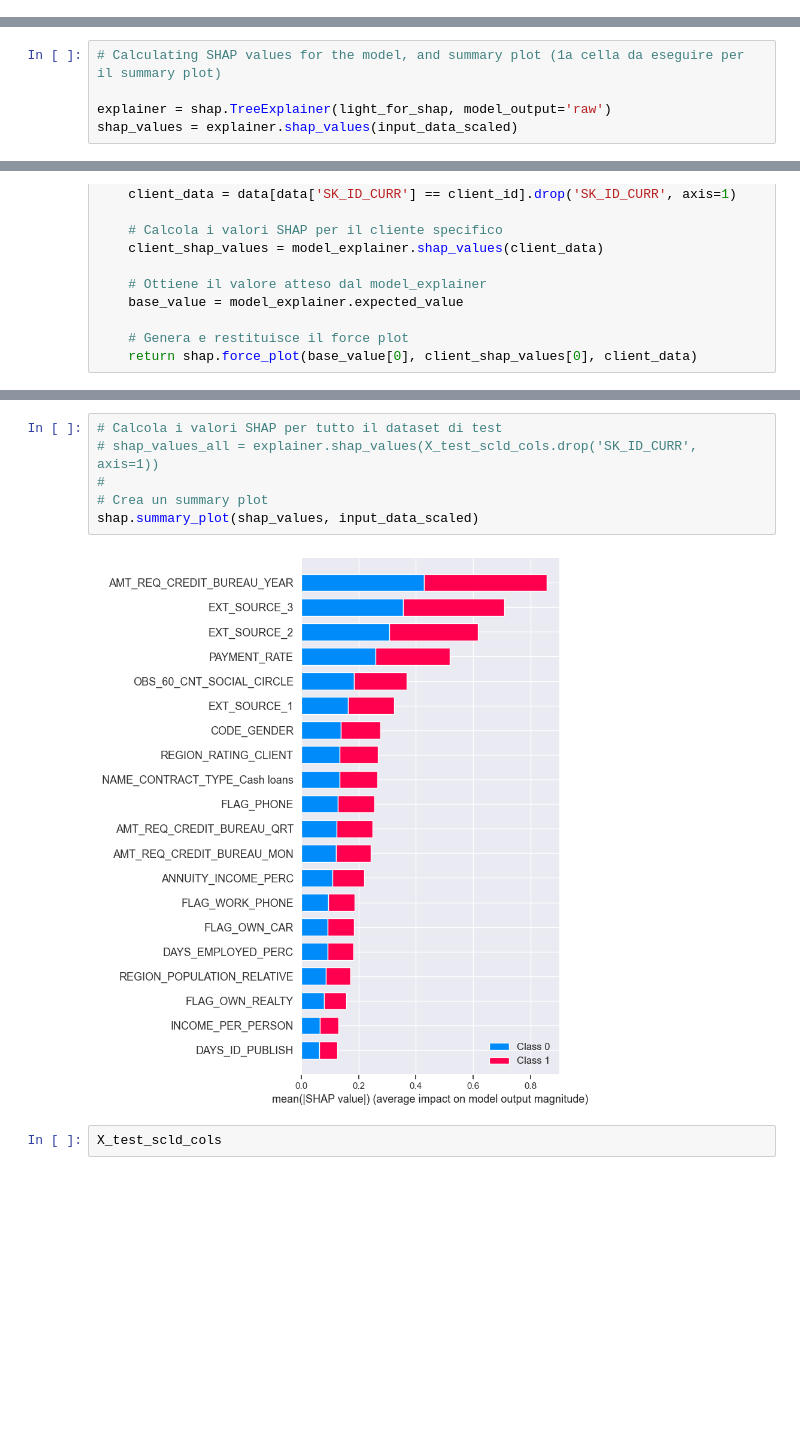
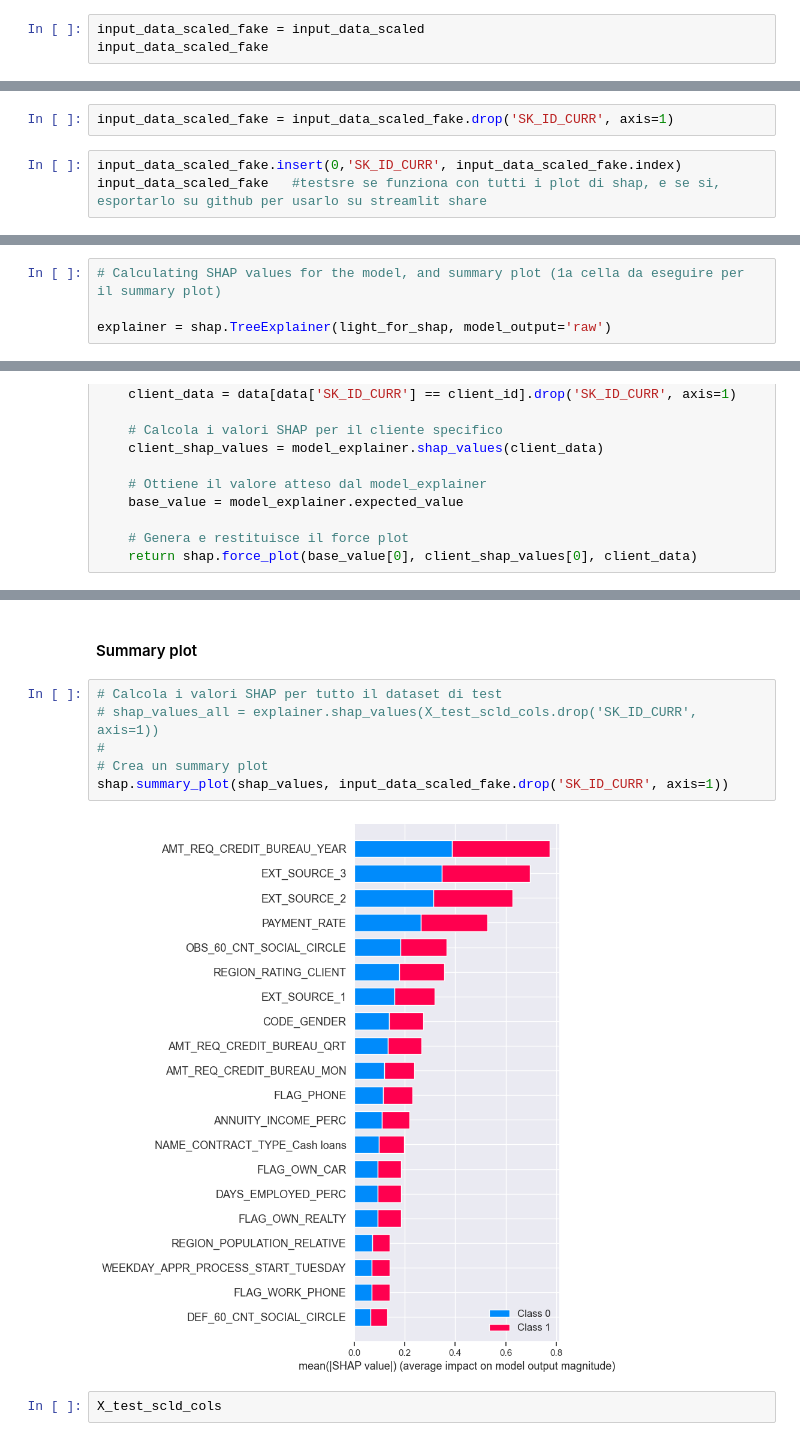
Before and after one commit to SilviaFranze/Project7, a Jupyter notebook: Proj7.ipynb, the cells around one changed output, grey strips where cells are left out. Saved outputs shown, nothing was run; the diff lists cells and outputs as text; blank space fills up the shorter version.

Commit message:
adding input file to streamlit, still need to modify the dashb file

```diff
--- a/Proj7.ipynb
+++ b/Proj7.ipynb
@@ -1351,3 +1338,6 @@ X_test_scld_cols
 | 92252 | 207120 | 0.719774 | 1.389123 | 1.503671 | -0.460726 | 0.618625 | ... |
 | 92253 | 207121 | -1.389152 | 1.389123 | -0.665039 | 0.308375 | -0.947987 | ... |
 92254 rows × 91 columns
+# %%
+input_data_scaled_fake = input_data_scaled
+input_data_scaled_fake
@@ -1353,0 +1361,5 @@ X_test_scld_cols
+# %%
+input_data_scaled_fake = input_data_scaled_fake.drop('SK_ID_CURR', axis=1)
+# %%
+input_data_scaled_fake.insert(0,'SK_ID_CURR', input_data_scaled_fake.index)
+input_data_scaled_fake   #testsre se funziona con tutti i plot di shap, e se si, esportarlo su github per usarlo su streamlit share
@@ -1414,6 +1446,5 @@ shap.initjs()  # JavaScript plots
 # Calculating SHAP values for the model, and summary plot (1a cella da eseguire per il summary plot)
 
 explainer = shap.TreeExplainer(light_for_shap, model_output='raw')
-shap_values = explainer.shap_values(input_data_scaled)
 # %% [output]
 LightGBM binary classifier with TreeExplainer shap values output has changed to a list of ndarray
@@ -1451,14 +1484,16 @@ generate_force_plot(101154, X_test_scld_cols, explainer)
 # %% [output]
 LightGBM binary classifier with TreeExplainer shap values output has changed to a list of ndarray
 <shap.plots._force.AdditiveForceVisualizer at 0x...>
+# %% [markdown]
+#### Summary plot
 # %%
 # Calcola i valori SHAP per tutto il dataset di test
 # shap_values_all = explainer.shap_values(X_test_scld_cols.drop('SK_ID_CURR', axis=1))
 #
 # Crea un summary plot
-shap.summary_plot(shap_values, input_data_scaled)
+shap.summary_plot(shap_values, input_data_scaled_fake.drop('SK_ID_CURR', axis=1))
 # %% [output]
-[figure, old version]
+[figure, new version]
 # %%
 X_test_scld_cols
 # %% [output]
```
Also changed, not shown: parts of 33 cells of this notebook, 1 other file.
